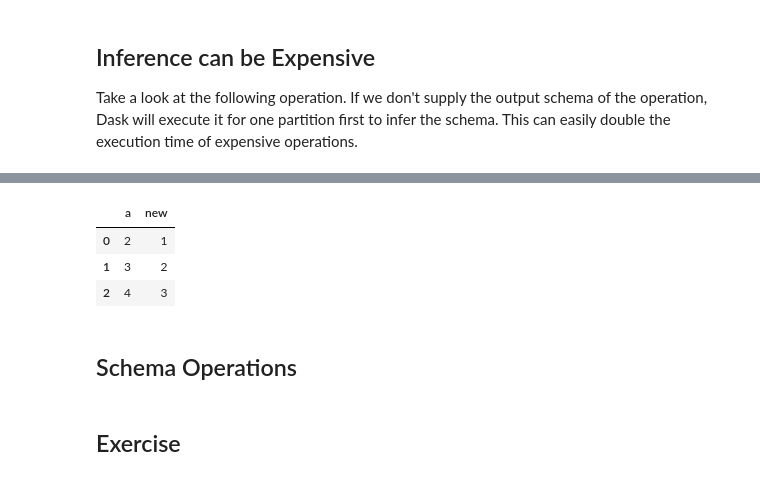
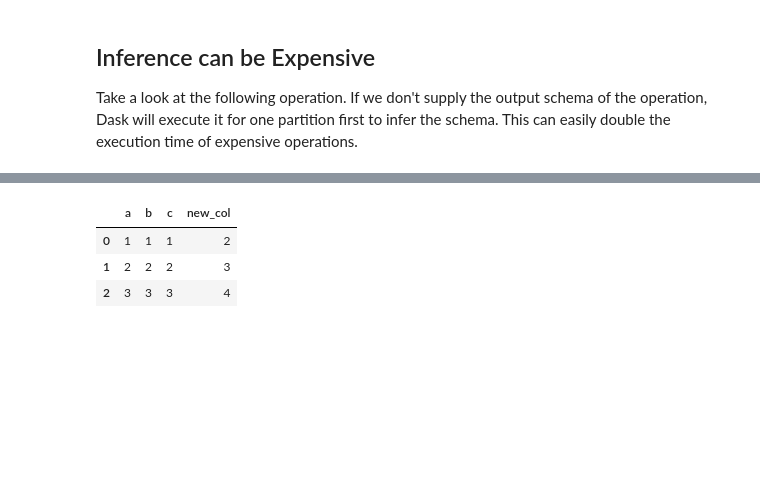
Before and after one commit to kvnkho/pydata-seattle-fugue, a Jupyter notebook: notebooks/4-schema.ipynb, the cells around one changed output, grey strips where cells are left out. Cells and saved outputs as stored; diff of their text form; code cells hidden in the pictures; blank space fills up the shorter version.

```diff
--- a/notebooks/4-schema.ipynb
+++ b/notebooks/4-schema.ipynb
@@ -102,0 +139,2 @@ transform(df, add_new_col)
+# %%
+df = pd.DataFrame({"a": [1,2,3], "b": [1,2,3], "c": [1,2,3]})
@@ -103,15 +145,14 @@ transform(df, add_new_col)
 # %%
-#schema: *, new:int
-def add_new_col(df: pd.DataFrame) -> pd.DataFrame:
-    return df.assign(new=[1,2,3])
+def add_col(df: pd.DataFrame) -> pd.DataFrame:
+    return df.assign(new_col=df["a"] + 1)
 
-transform(df, add_new_col)
+transform(
+    df=df,
+    using=add_col,
+    schema="*,new_col:int"
+    )
 # %% [output]
-|  | a | new |
-| 0 | 2 | 1 |
-| 1 | 3 | 2 |
-| 2 | 4 | 3 |
+|  | a | b | c | new_col |
+| 0 | 1 | 1 | 1 | 2 |
+| 1 | 2 | 2 | 2 | 3 |
+| 2 | 3 | 3 | 3 | 4 |
-# %% [markdown]
-## Schema Operations
-# %% [markdown]
-## Exercise
```
Also changed, not shown: parts of 32 cells of this notebook, 1 other file.
